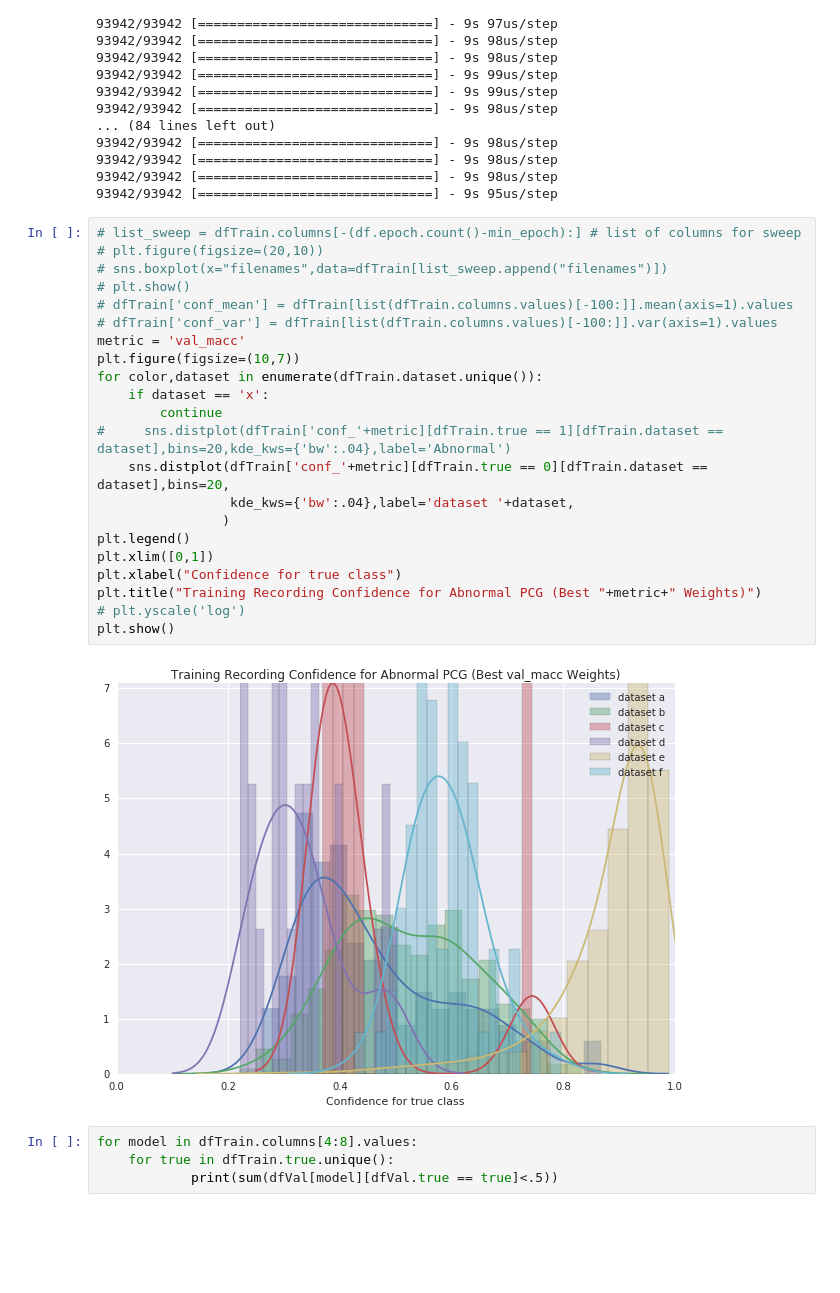
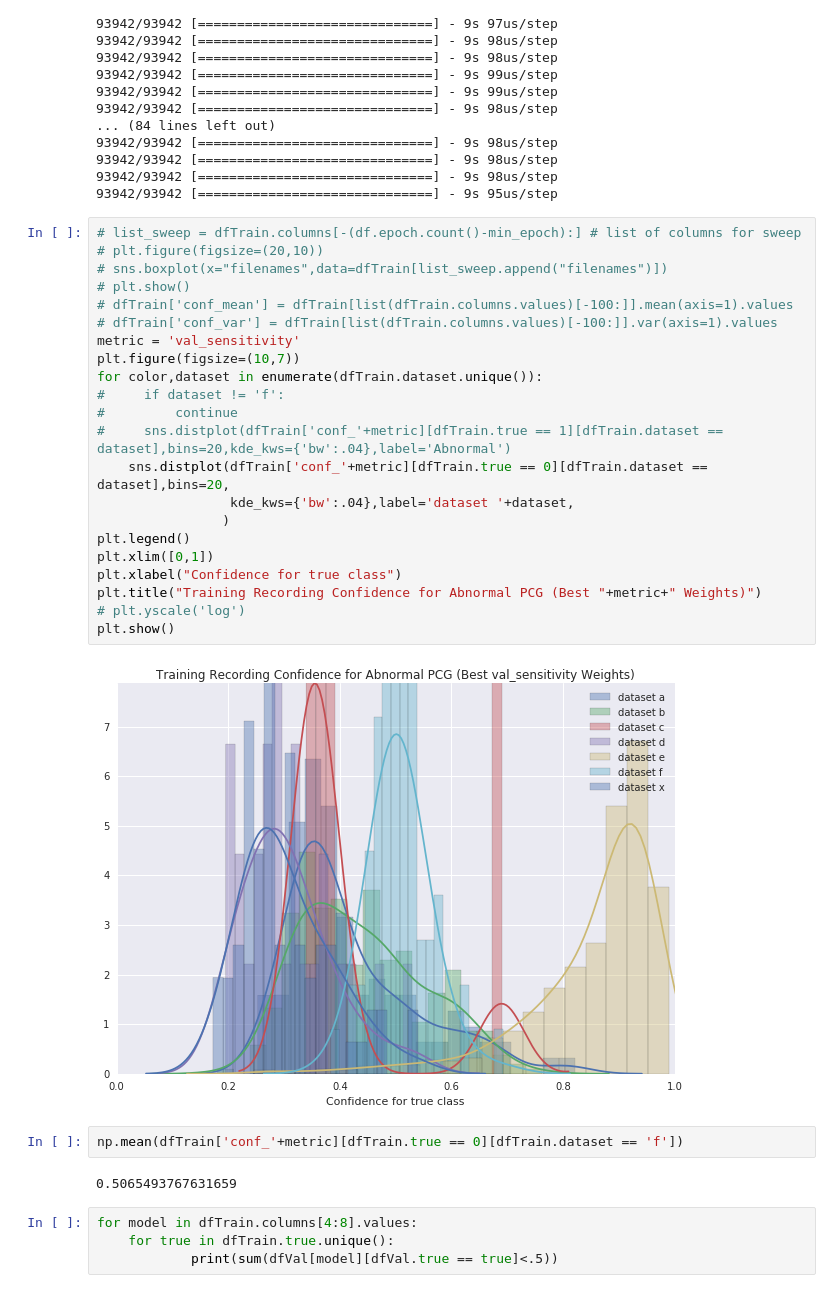
Before and after one commit to AhmedImtiazPrio/heartnet, a Jupyter notebook: codes/eval.ipynb, the cells around one changed output. Cells and saved outputs as stored; diff of their text form; blank space fills up the shorter version.

```diff
--- a/codes/eval.ipynb
+++ b/codes/eval.ipynb
@@ -398,27 +398,31 @@ for epoch in range(min_epoch,df.epoch.count()):
 # %%
 # list_sweep = dfTrain.columns[-(df.epoch.count()-min_epoch):] # list of columns for sweep
 # plt.figure(figsize=(20,10))
 # sns.boxplot(x="filenames",data=dfTrain[list_sweep.append("filenames")])
 # plt.show()
 # dfTrain['conf_mean'] = dfTrain[list(dfTrain.columns.values)[-100:]].mean(axis=1).values
 # dfTrain['conf_var'] = dfTrain[list(dfTrain.columns.values)[-100:]].var(axis=1).values
-metric = 'val_macc'
+metric = 'val_sensitivity'
 plt.figure(figsize=(10,7))
 for color,dataset in enumerate(dfTrain.dataset.unique()):
-    if dataset == 'x':
-        continue
+#     if dataset != 'f':
+#         continue
 #     sns.distplot(dfTrain['conf_'+metric][dfTrain.true == 1][dfTrain.dataset == dataset],bins=20,kde_kws={'bw':.04},label='Abnormal')
     sns.distplot(dfTrain['conf_'+metric][dfTrain.true == 0][dfTrain.dataset == dataset],bins=20,
                  kde_kws={'bw':.04},label='dataset '+dataset,
                 )
 plt.legend()
 plt.xlim([0,1])
 plt.xlabel("Confidence for true class")
 plt.title("Training Recording Confidence for Abnormal PCG (Best "+metric+" Weights)")
 # plt.yscale('log')
 plt.show()
 # %% [output]
-[figure, old version]
+[figure, new version]
+# %%
+np.mean(dfTrain['conf_'+metric][dfTrain.true == 0][dfTrain.dataset == 'f'])
+# %% [output]
+0.5065493767631659
 # %%
 for model in dfTrain.columns[4:8].values:
     for true in dfTrain.true.unique():
```
